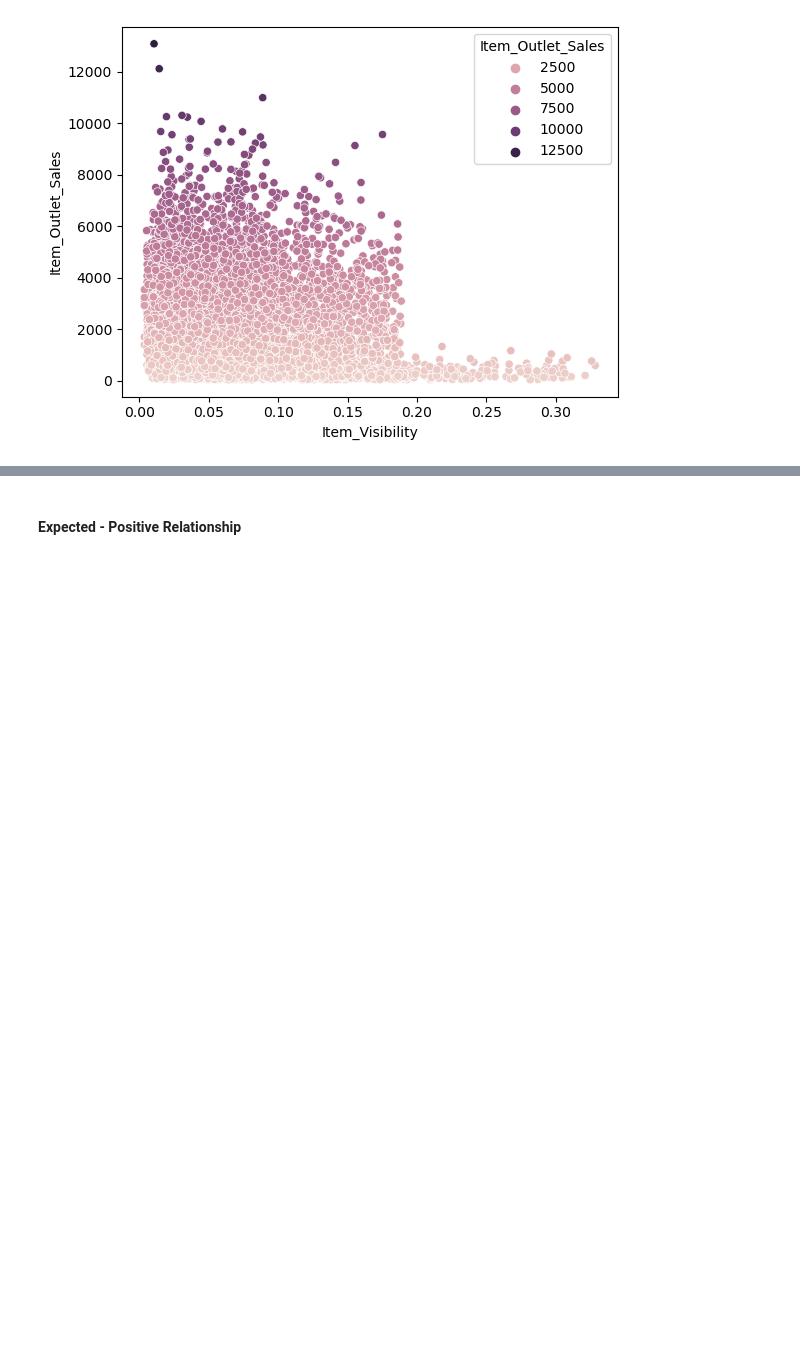
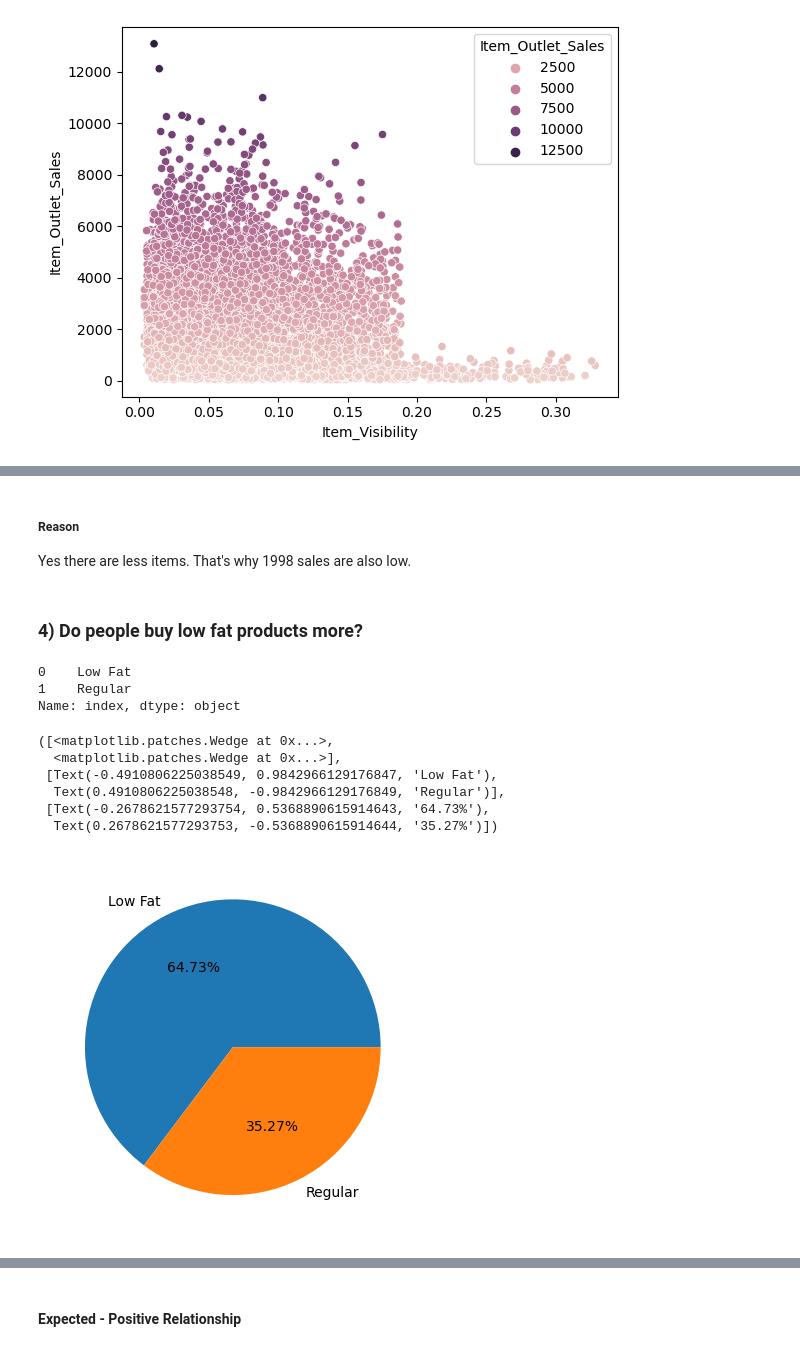
Before and after one commit to komalchamyal/bigmart-analysis, a Jupyter notebook: Big Mart Sales Analysis & Prediction.ipynb, the cells around one changed output, grey strips where cells are left out. Drawn from its saved outputs; the diff is of its cells as text; code cells hidden in the pictures; blank space fills up the shorter version.

```diff
--- a/Big Mart Sales Analysis & Prediction.ipynb
+++ b/Big Mart Sales Analysis & Prediction.ipynb
@@ -281,0 +303,22 @@ sns.catplot(data=dataset[["Item_Visibility", "Item_Type"]], y="Item_Type", x="It
+# %% [markdown]
+##### Reason
+Yes there are less items. That's why 1998 sales are also low.
+# %% [markdown]
+### 4) Do people buy low fat products more?
+# %%
+fat=df.Item_Fat_Content.value_counts().reset_index()
+fat.iloc[:,0]
+# %% [output]
+0    Low Fat
+1    Regular
+Name: index, dtype: object
+# %%
+plt.pie(fat.iloc[:,1], labels=fat.iloc[:,0], autopct="%0.2f%%")
+# %% [output]
+([<matplotlib.patches.Wedge at 0x...>,
+  <matplotlib.patches.Wedge at 0x...>],
+ [Text(-0.4910806225038549, 0.9842966129176847, 'Low Fat'),
+  Text(0.4910806225038548, -0.9842966129176849, 'Regular')],
+ [Text(-0.2678621577293754, 0.5368890615914643, '64.73%'),
+  Text(0.2678621577293753, -0.5368890615914644, '35.27%')])
+[figure, added]
```
Also changed, not shown: parts of 56 cells of this notebook.
